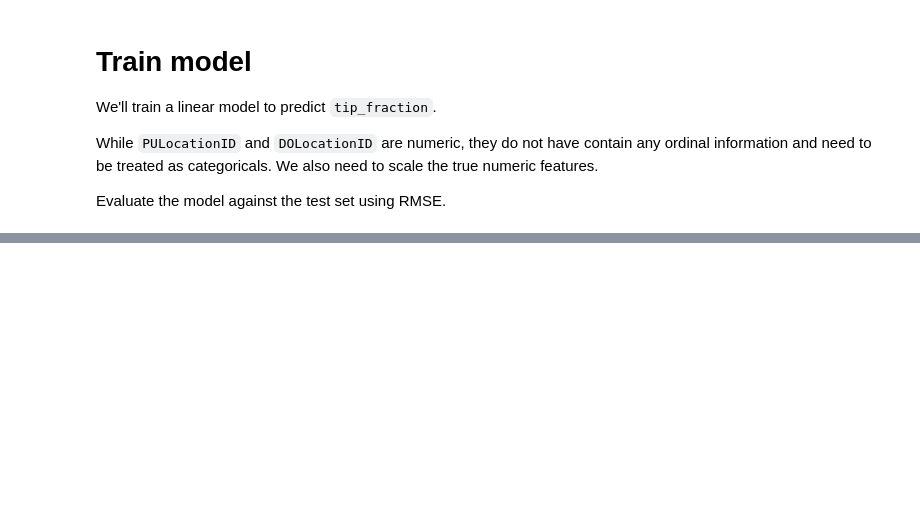
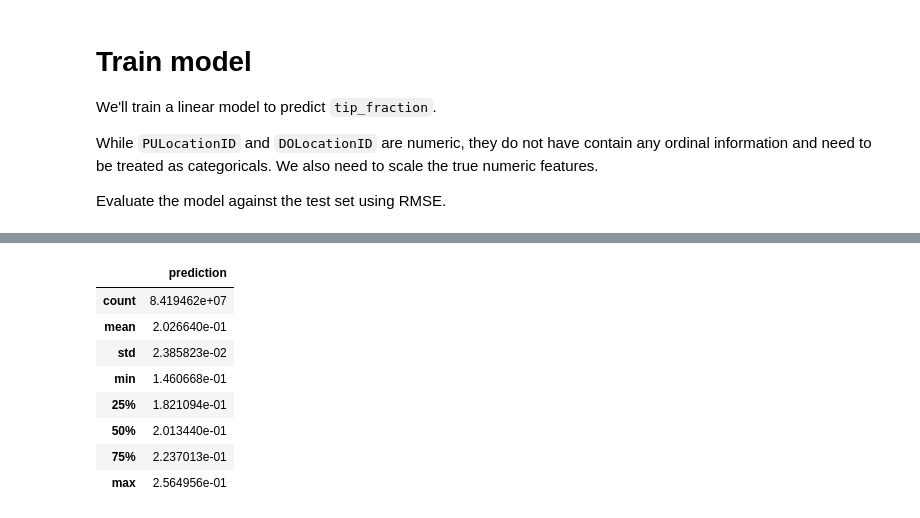
Before and after one commit to saturncloud/workshop-scaling-ml, a Jupyter notebook: 02-single-node.ipynb, the cells around one changed output, grey strips where cells are left out. Saved outputs shown, nothing was run; the diff lists cells and outputs as text; code cells hidden in the pictures; blank space fills up the shorter version.

```diff
--- a/02-single-node.ipynb
+++ b/02-single-node.ipynb
@@ -220,4 +190,4 @@ Make sure to have `htop` open while running the below cells, you'll want to watc
 # %%
 %%time
-_ = pipeline.fit(X_train, y_train)
+fitted = pipeline.fit(X_train, y_train)
 # %% [output]
@@ -277,0 +289,17 @@ Takes too long
+# %%
+def load_csv(file):
+    df = pd.read_csv(
+        s3.open(file, mode='rb'),
+        parse_dates=['tpep_pickup_datetime', 'tpep_dropoff_datetime']
+    )
+    return df
+# %%
+%%time
+
+dfs = []
+for f in files:
+    print(f)
+    df = load_csv(f)
+    print(f'{len(df)} rows, {df.memory_usage(deep=True).sum() / 1e6} MB')
+    dfs.append(df)
+taxi_big = pd.concat(dfs)
@@ -277,0 +318,13 @@ Takes too long
+# %%
+%%time
+
+predicted_dfs = []
+for f in files:
+    print(f)
+    df = load_csv(f)
+    feat_df = prep_df(df)
+    predicted = fitted.predict(feat_df[features])
+    predicted_df = pd.DataFrame(predicted, columns=['prediction'])
+    predicted_dfs.append(predicted_df)
+
+predicted_full = pd.concat(predicted_dfs)
@@ -277,0 +346,12 @@ Takes too long
+# %%
+predicted_full.describe()
+# %% [output]
+|  | prediction |
+| count | 8.419462e+07 |
+| mean | 2.026640e-01 |
+| std | 2.385823e-02 |
+| min | 1.460668e-01 |
+| 25% | 1.821094e-01 |
+| 50% | 2.013440e-01 |
+| 75% | 2.237013e-01 |
+| max | 2.564956e-01 |
```
Also changed, not shown: parts of 43 cells of this notebook, 7 other files.
